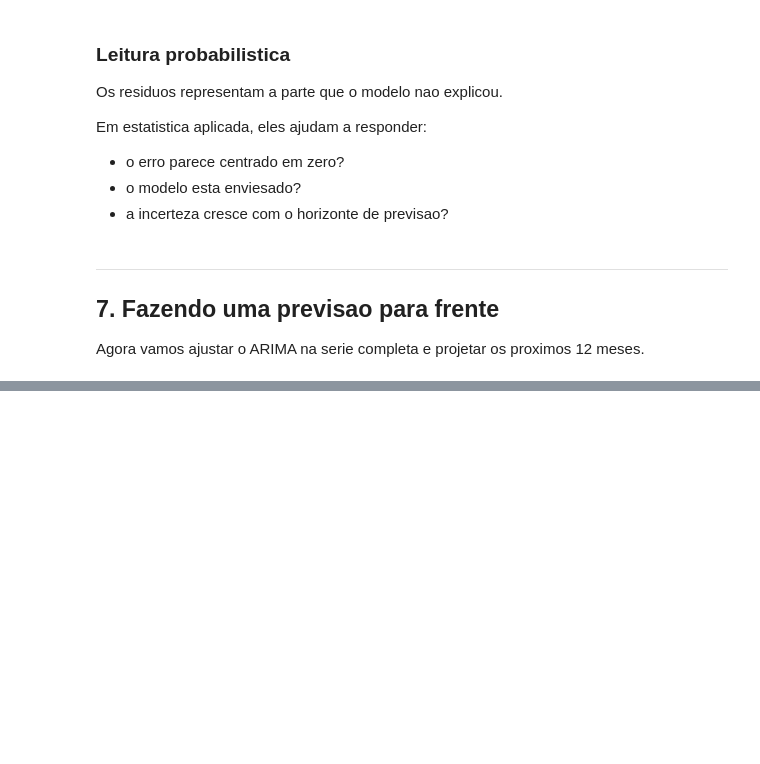
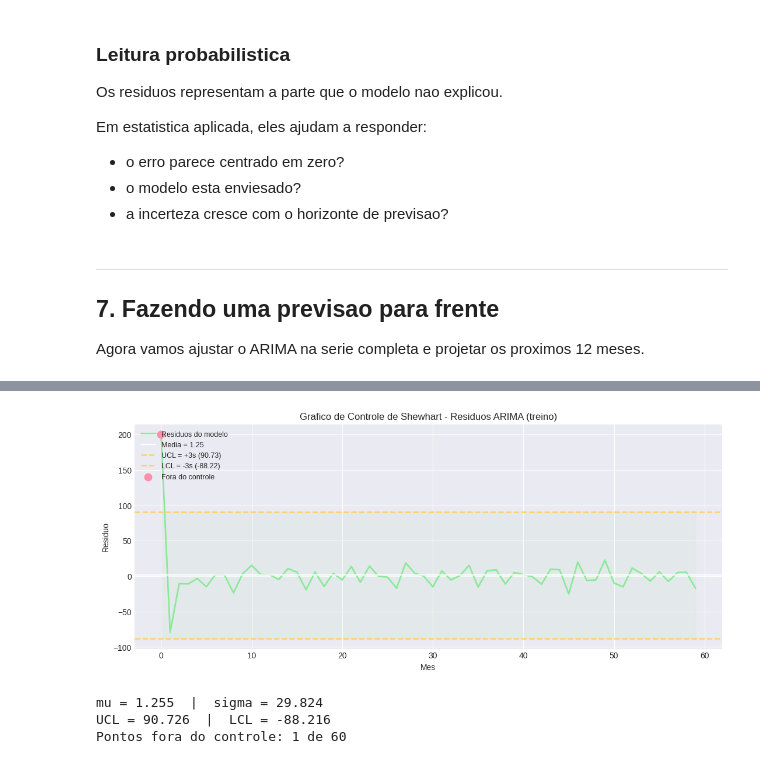
Before and after one commit to afonsolelis/lives, a Jupyter notebook: pages/applied-math/live-3.ipynb, the cells around one changed output, grey strips where cells are left out. Cells and saved outputs as stored; diff of their text form; code cells hidden in the pictures; blank space fills up the shorter version.

```diff
--- a/pages/applied-math/live-3.ipynb
+++ b/pages/applied-math/live-3.ipynb
@@ -306,0 +569,38 @@ Prever o futuro nao e magia. E extrair padroes do passado com cuidado estatistic
+# %%
+# CEP sobre os residuos do ARIMA no periodo de treino
+fv_raw = resultado_arima.fittedvalues
+fv     = np.asarray(fv_raw)
+mask   = ~np.isnan(fv)
+residuos_treino = y_train[mask] - fv[mask]
+x_ref = x_train[mask]
+
+mu_ref    = np.mean(residuos_treino)
+sigma_ref = np.std(residuos_treino)
+ucl = mu_ref + 3 * sigma_ref
+lcl = mu_ref - 3 * sigma_ref
+
+anomalias_idx = np.where((residuos_treino > ucl) | (residuos_treino < lcl))[0]
+
+plt.figure(figsize=(13, 5))
+plt.plot(x_ref, residuos_treino, color='#8ce99a', linewidth=2, label='Residuos do modelo')
+plt.axhline(mu_ref, color='white', linewidth=1.4, linestyle='-',  label=f'Media = {mu_ref:.2f}')
+plt.axhline(ucl,    color='#ffd166', linewidth=1.8, linestyle='--', label=f'UCL = +3s ({ucl:.2f})')
+plt.axhline(lcl,    color='#ffd166', linewidth=1.8, linestyle='--', label=f'LCL = -3s ({lcl:.2f})')
+if len(anomalias_idx) > 0:
+    plt.scatter(x_ref[anomalias_idx], residuos_treino[anomalias_idx],
+                color='#ff8fab', zorder=5, s=80, label='Fora do controle')
+plt.fill_between(x_ref, lcl, ucl, color='#8ce99a', alpha=0.07)
+plt.title('Grafico de Controle de Shewhart - Residuos ARIMA (treino)')
+plt.xlabel('Mes')
+plt.ylabel('Residuo')
+plt.legend(loc='upper left', fontsize=9)
+plt.show()
+
+print(f'mu = {mu_ref:.3f}  |  sigma = {sigma_ref:.3f}')
+print(f'UCL = {ucl:.3f}  |  LCL = {lcl:.3f}')
+print(f'Pontos fora do controle: {len(anomalias_idx)} de {len(residuos_treino)}')
+# %% [output]
+[figure, added]
+mu = 1.255  |  sigma = 29.824
+UCL = 90.726  |  LCL = -88.216
+Pontos fora do controle: 1 de 60
```
Also changed, not shown: parts of 27 cells of this notebook.
